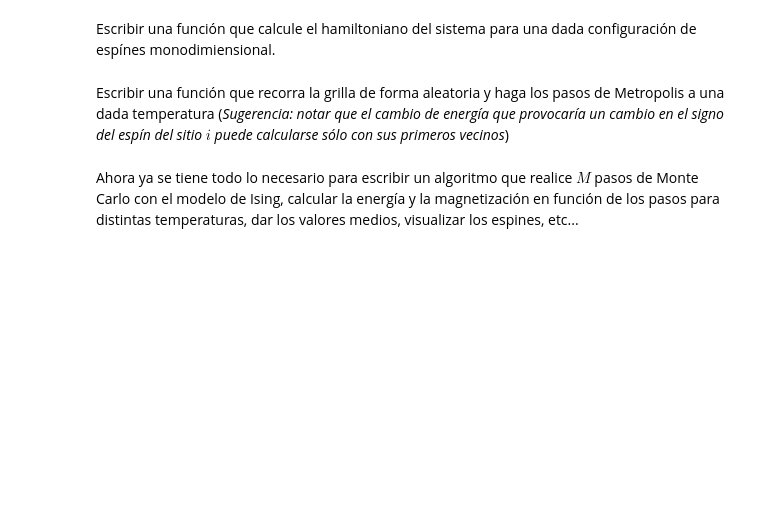
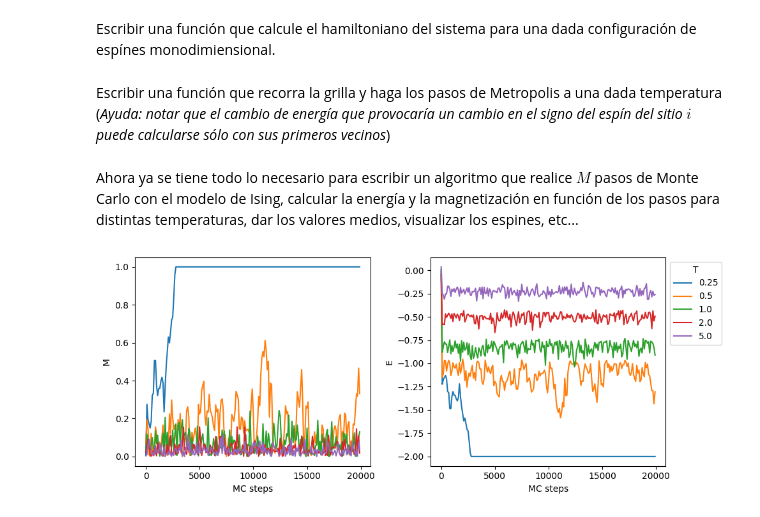
Before and after one commit to fernandezfran/metcomp, a Jupyter notebook: guias/guia5.ipynb, the cells around one changed output. Saved outputs shown, nothing was run; the diff lists cells and outputs as text; code cells hidden in the pictures; blank space fills up the shorter version.

```diff
--- a/guias/guia5.ipynb
+++ b/guias/guia5.ipynb
@@ -27,7 +24,52 @@ def hamiltoniano(_):
+# %%
+def hamiltoniano(n, espines):
+    H = 0
+    for i in range(n):
+        H -= espines[i] * (espines[(i - 1) % n] + espines[(i + 1) % n])
+
+    return (H / (2 * n)) - magnetizacion(espines)
 # %% [markdown]
-Escribir una función que recorra la grilla de forma aleatoria y haga los pasos de Metropolis a una dada temperatura (_Sugerencia: notar que el cambio de energía que provocaría un cambio en el signo del espín del sitio $i$ puede calcularse sólo con sus primeros vecinos_)
+Escribir una función que recorra la grilla y haga los pasos de Metropolis a una dada temperatura (_Ayuda: notar que el cambio de energía que provocaría un cambio en el signo del espín del sitio $i$ puede calcularse sólo con sus primeros vecinos_)
-# %%
-def metropolis(_):
-    pass
+# %%
+def metropolis(n, espines, temperatura):
+    for _ in range(n):
+        i = np.random.randint(0, high=n)
+        delta = 2 * espines[i] * (espines[(i - 1) % n] + espines[(i + 1) % n])
+        if delta <= 0 or np.random.rand() <= np.exp(-delta / temperatura):
+            espines[i] = - espines[i]
+
+    return espines
 # %% [markdown]
 Ahora ya se tiene todo lo necesario para escribir un algoritmo que realice $M$ pasos de Monte Carlo con el modelo de Ising, calcular la energía y la magnetización en función de los pasos para distintas temperaturas, dar los valores medios, visualizar los espines, etc...
+# %%
+n = 1000
+mc_steps = 20_000
+each = 100
+x = range(0, mc_steps, each)
+temperaturas = [0.25, 0.5, 1.0, 2.0, 5.0]
+
+fig, ax = plt.subplots(ncols=2, figsize=(10, 4))
+for temp in temperaturas:
+    espines = init(n, ordered=False)
+
+    eng, mag = [], []
+    for i in range(mc_steps):
+        if i % each == 0:
+            eng.append(hamiltoniano(n, espines))
+            mag.append(magnetizacion(espines))
+        espines = metropolis(n, espines, temp)
+
+    ax[0].plot(x, mag, label=temp)
+    ax[1].plot(x, eng, label=temp)
+
+ax[0].set_ylabel("M")
+ax[0].set_xlabel("MC steps")
+ax[1].set_ylabel("E")
+ax[1].set_xlabel("MC steps")
+
+ax[1].legend(title="T", bbox_to_anchor=(1, 1))
+fig.tight_layout()
+
+plt.show()
+# %% [output]
+[figure, added]
```
Also changed, not shown: parts of 6 cells of this notebook, 2 other files.
